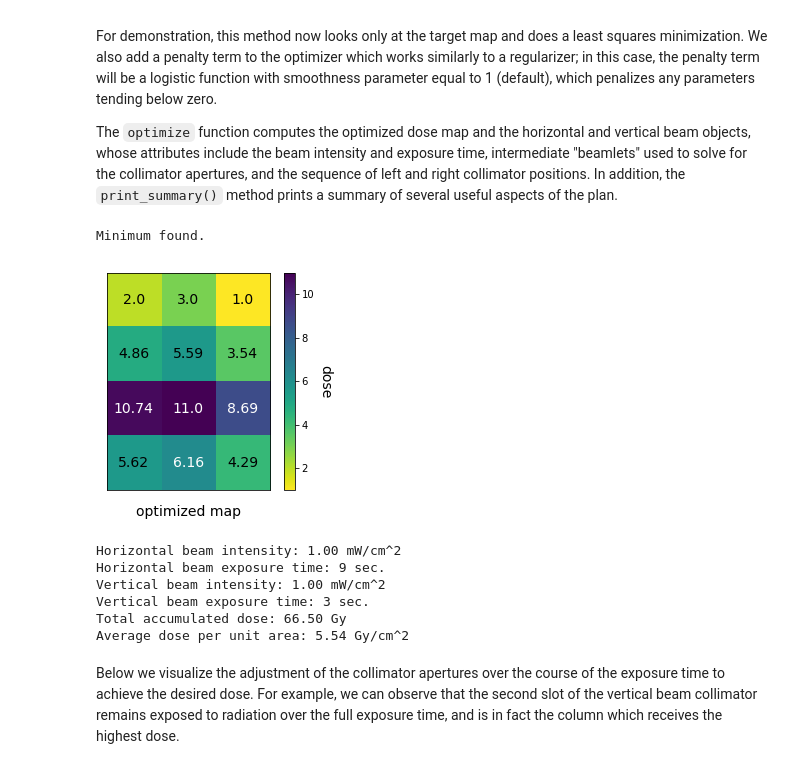
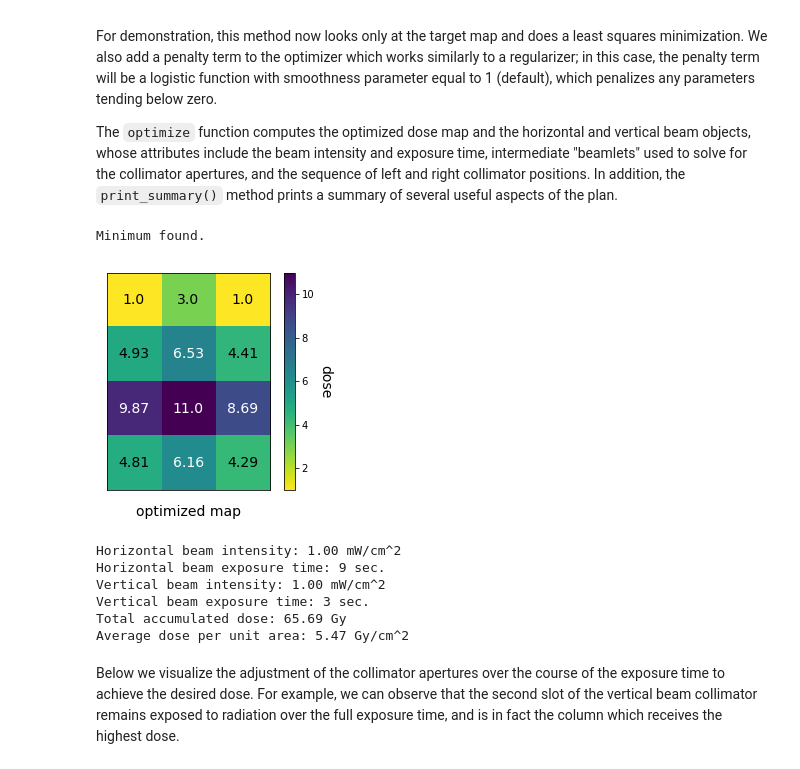
Before and after one commit to DualSapiens/cs207-FinalProject, a Jupyter notebook: docs/examples/optimize_demo.ipynb, the cells around one changed output. Drawn from its saved outputs; the diff is of its cells as text; code cells hidden in the pictures.

```diff
--- a/docs/examples/optimize_demo.ipynb
+++ b/docs/examples/optimize_demo.ipynb
@@ -34,19 +34,19 @@ For demonstration, this method now looks only at the target map and does a least
 
 The `optimize` function computes the optimized dose map and the horizontal and vertical beam objects, whose attributes include the beam intensity and exposure time, intermediate "beamlets" used to solve for the collimator apertures, and the sequence of left and right collimator positions. In addition, the `print_summary()` method prints a summary of several useful aspects of the plan.
 # %%
-plan.optimize(intensity=1., bounds=True)
+plan.optimize(intensity=1., bounds=True, smoothness=0.5)
 plan.plot_map("optimized")
 
 plan.print_summary()
 # %% [output]
 Minimum found.
-[figure, old version]
+[figure, new version]
 Horizontal beam intensity: 1.00 mW/cm^2
 Horizontal beam exposure time: 9 sec.
 Vertical beam intensity: 1.00 mW/cm^2
 Vertical beam exposure time: 3 sec.
-Total accumulated dose: 66.50 Gy
-Average dose per unit area: 5.54 Gy/cm^2
+Total accumulated dose: 65.69 Gy
+Average dose per unit area: 5.47 Gy/cm^2
 # %% [markdown]
 Below we visualize the adjustment of the collimator apertures over the course of the exposure time to achieve the desired dose. For example, we can observe that the second slot of the vertical beam collimator remains exposed to radiation over the full exposure time, and is in fact the column which receives the highest dose.
 # %%
```
Also changed, not shown: parts of 5 cells of this notebook, 1 other file.
